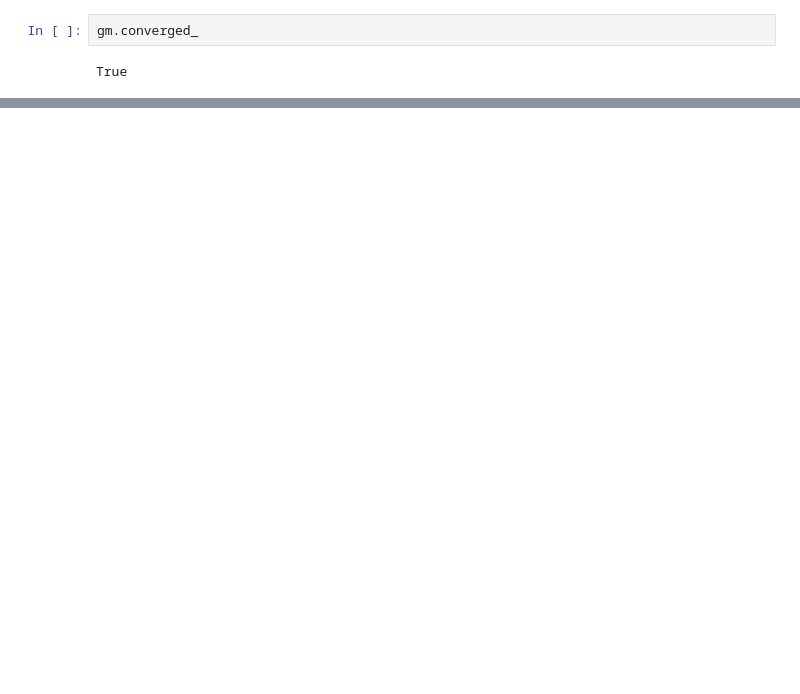
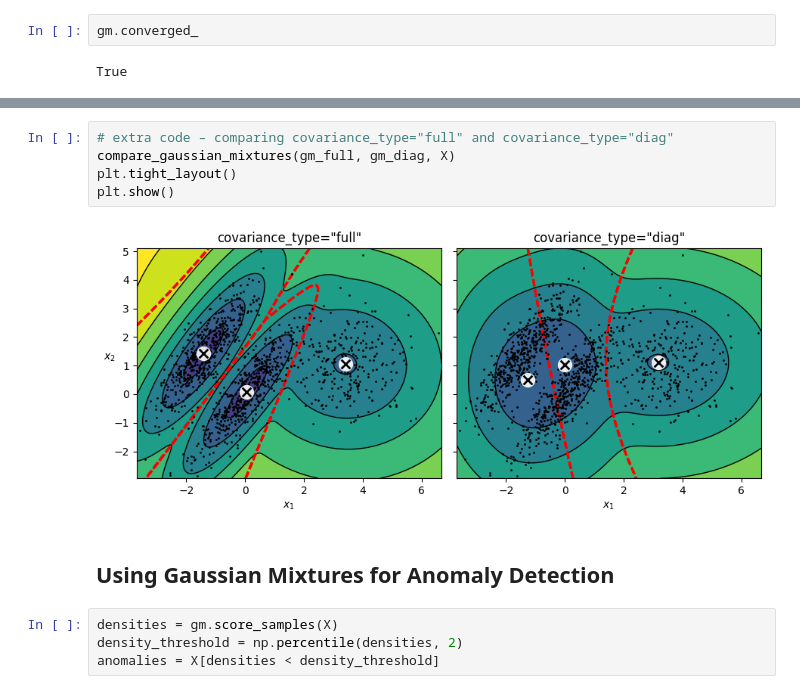
Before and after one commit to Sechi42/homl-study, a Jupyter notebook: 08_unsupervised_learning/08_unsupervised_learning.ipynb, the cells around one changed output, grey strips where cells are left out. Saved outputs shown, nothing was run; the diff lists cells and outputs as text; blank space fills up the shorter version.

```diff
--- a/08_unsupervised_learning/08_unsupervised_learning.ipynb
+++ b/08_unsupervised_learning/08_unsupervised_learning.ipynb
@@ -1007,0 +1120,13 @@ array([[ 0.75,  0.83],
+# %%
+# extra code – comparing covariance_type="full" and covariance_type="diag"
+compare_gaussian_mixtures(gm_full, gm_diag, X)
+plt.tight_layout()
+plt.show()
+# %% [output]
+[figure, added]
+# %% [markdown]
+## Using Gaussian Mixtures for Anomaly Detection
+# %%
+densities = gm.score_samples(X)
+density_threshold = np.percentile(densities, 2)
+anomalies = X[densities < density_threshold]
```
Also changed, not shown: parts of 26 cells of this notebook, 1 other file.
